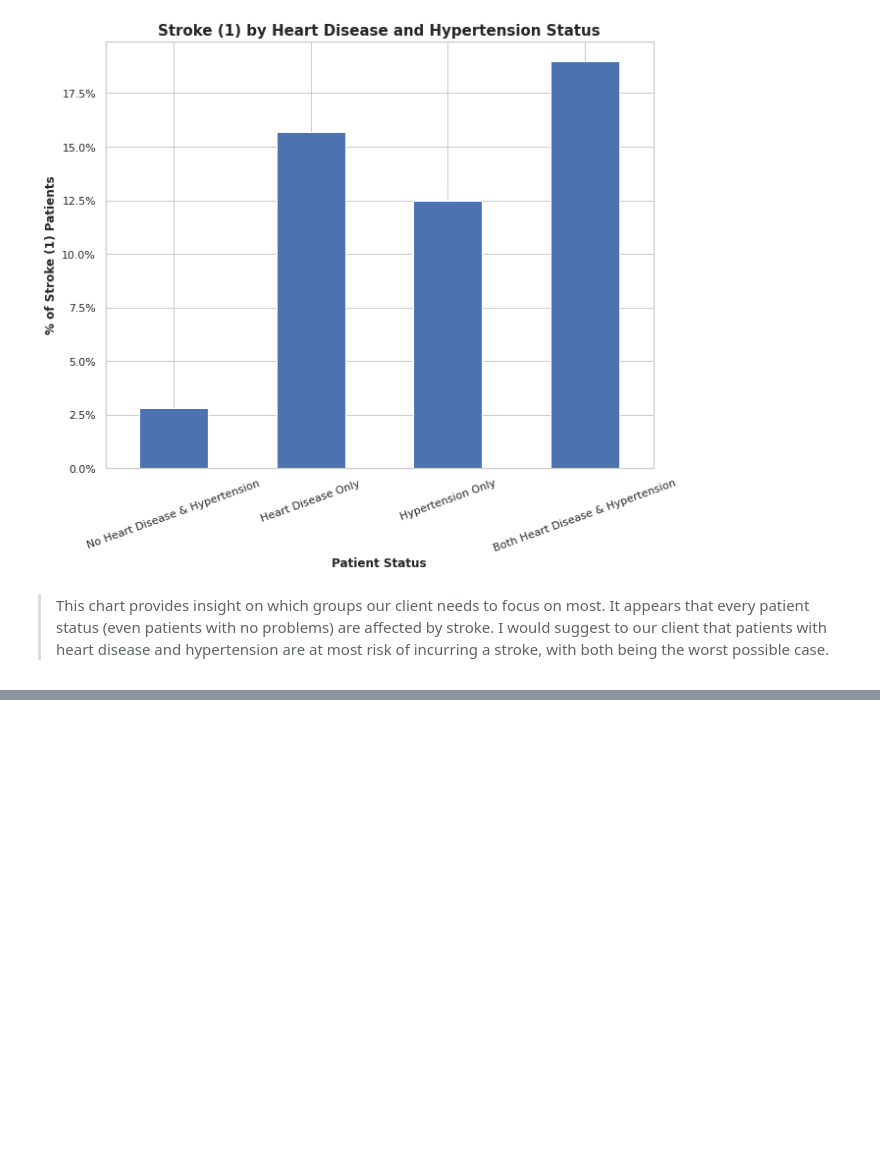
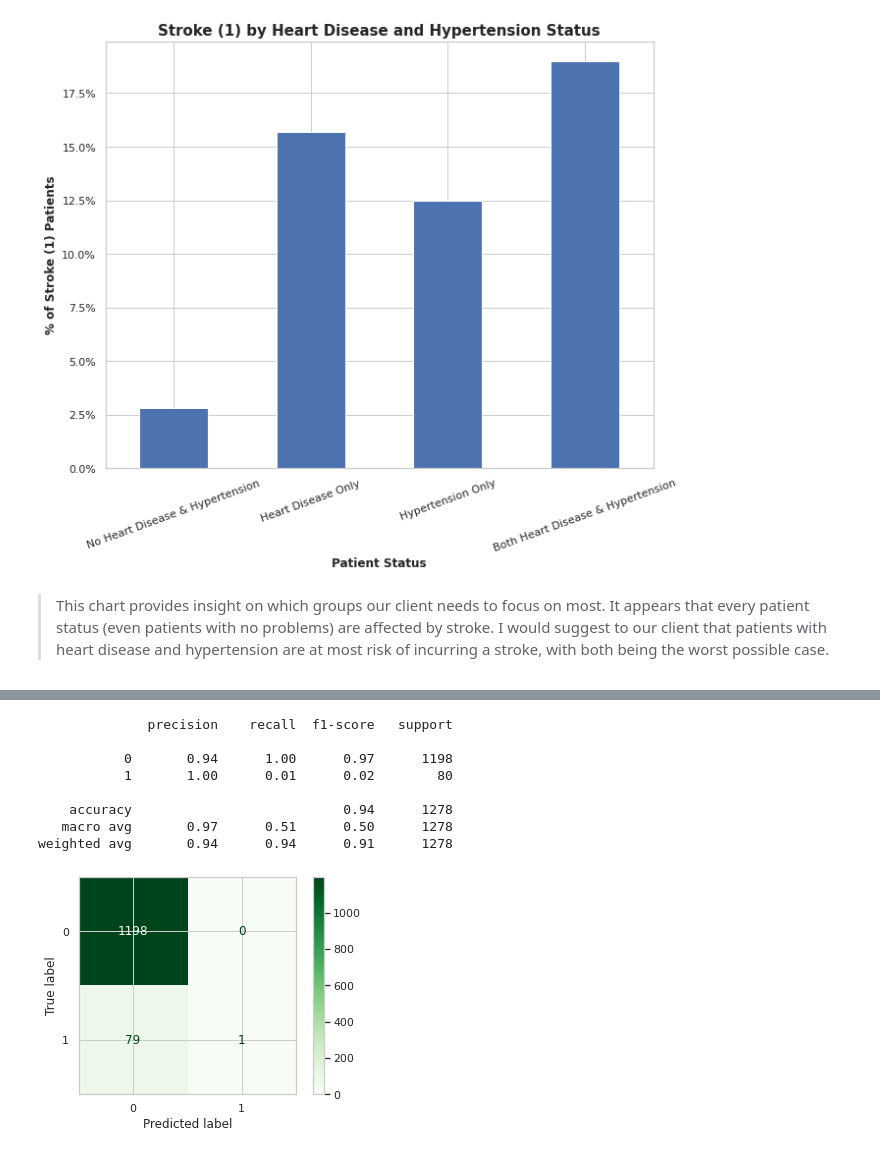
Before and after one commit to bradshawjoshua/Early-Detection-Stroke, a Jupyter notebook: Early_Detection_of_Stroke.ipynb, the cells around one changed output, grey strips where cells are left out. Cells and saved outputs as stored; diff of their text form; code cells hidden in the pictures; blank space fills up the shorter version.

```diff
--- a/Early_Detection_of_Stroke.ipynb
+++ b/Early_Detection_of_Stroke.ipynb
@@ -532,0 +728,13 @@ plt.show()
+# %%
+# classification report
+evaluate_classification(log_reg_pipe, X_test, y_test)
+# %% [output]
+              precision    recall  f1-score   support
+
+           0       0.94      1.00      0.97      1198
+           1       1.00      0.01      0.02        80
+
+    accuracy                           0.94      1278
+   macro avg       0.97      0.51      0.50      1278
+weighted avg       0.94      0.94      0.91      1278
+[figure, added]
```
Also changed, not shown: parts of 77 cells of this notebook.
